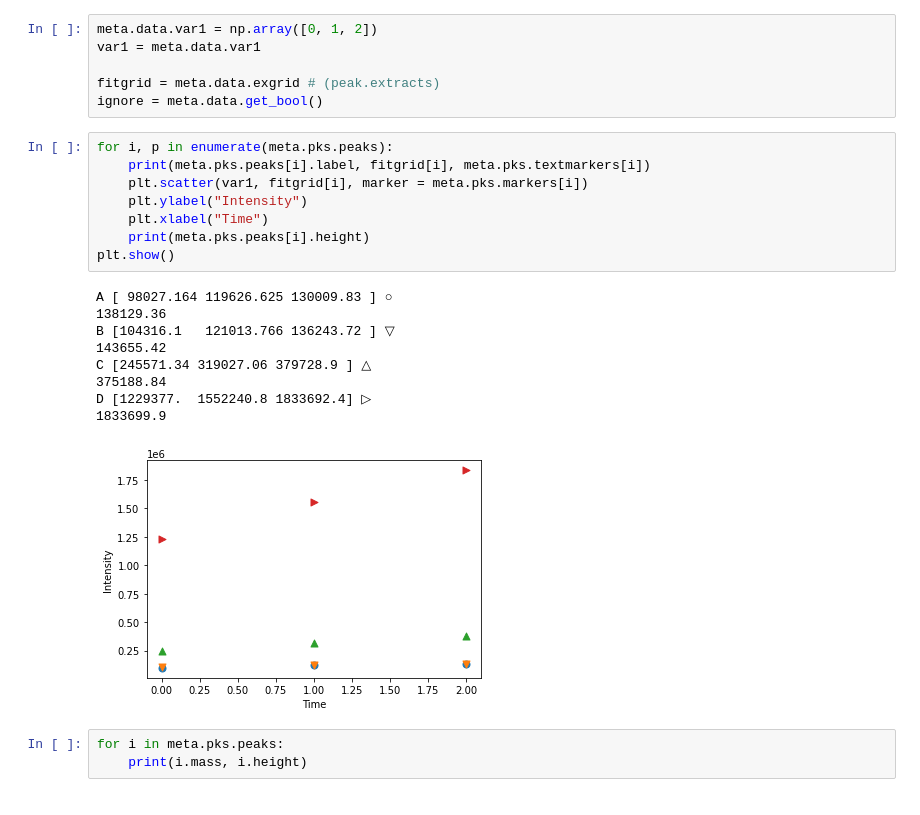
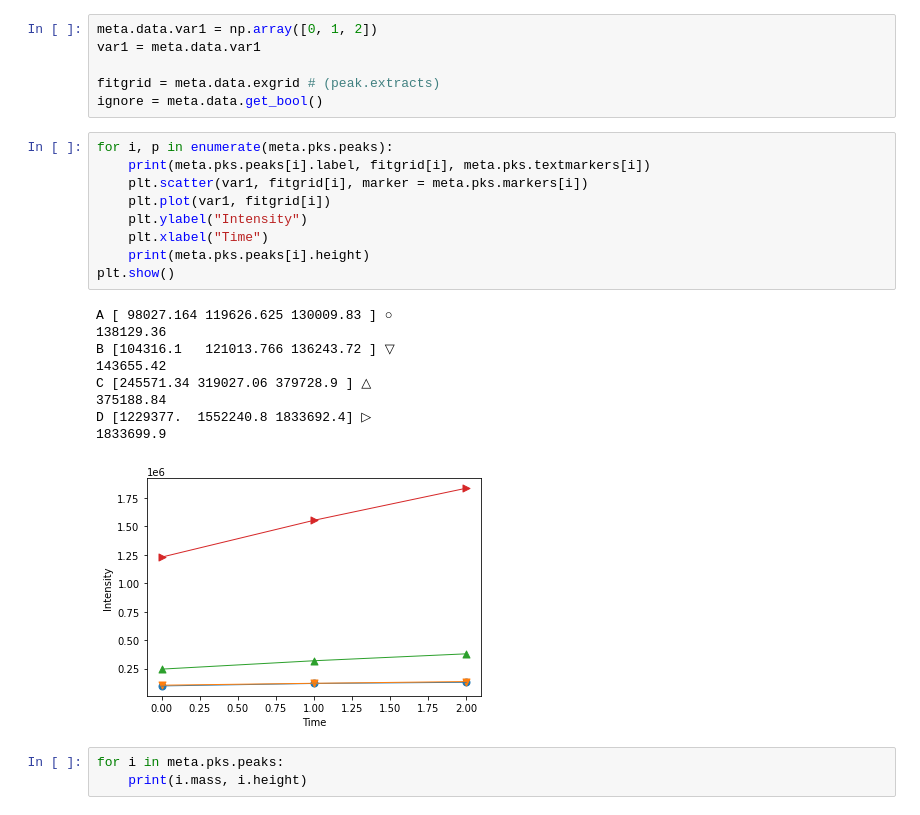
Before and after one commit to lawrencecollins/UniDec, a Jupyter notebook: megaunidec.ipynb, the cells around one changed output. Drawn from its saved outputs; the diff is of its cells as text.

```diff
--- a/megaunidec.ipynb
+++ b/megaunidec.ipynb
@@ -99,21 +99,22 @@ ignore = meta.data.get_bool()
 # %%
 for i, p in enumerate(meta.pks.peaks):
     print(meta.pks.peaks[i].label, fitgrid[i], meta.pks.textmarkers[i])
     plt.scatter(var1, fitgrid[i], marker = meta.pks.markers[i])
+    plt.plot(var1, fitgrid[i])
     plt.ylabel("Intensity")
     plt.xlabel("Time")
     print(meta.pks.peaks[i].height)
 plt.show()
 # %% [output]
 A [ 98027.164 119626.625 130009.83 ] ○
 138129.36
 B [104316.1   121013.766 136243.72 ] ▽
 143655.42
 C [245571.34 319027.06 379728.9 ] △
 375188.84
 D [1229377.  1552240.8 1833692.4] ▷
 1833699.9
-[figure, old version]
+[figure, new version]
 # %%
 for i in meta.pks.peaks:
     print(i.mass, i.height)
```
Also changed, not shown: parts of 7 cells of this notebook, 4 other files.
